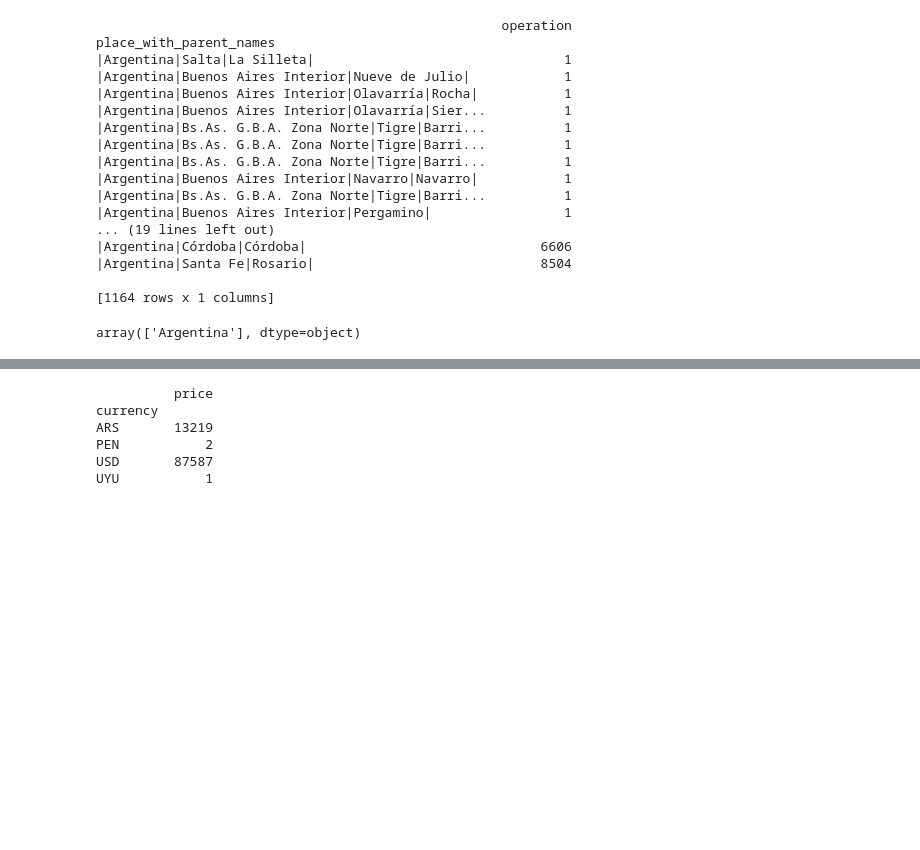
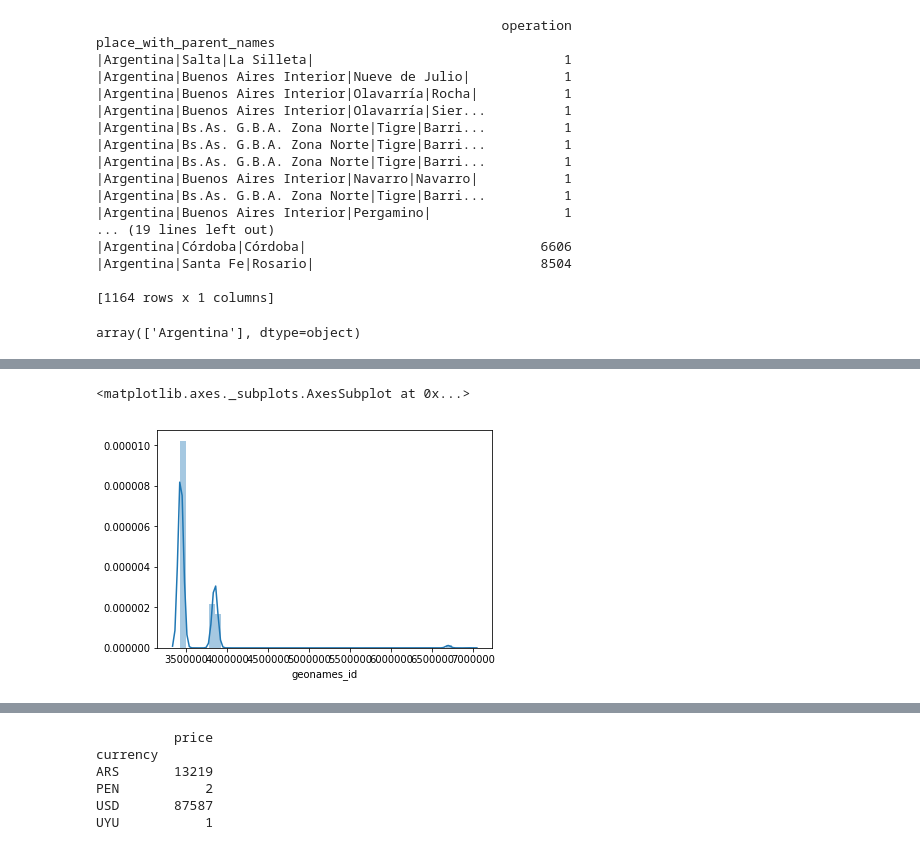
Before and after one commit to Villamaru/stunning-octo-waffle, a Jupyter notebook: 1-Pre_Analisis.ipynb, the cells around one changed output, grey strips where cells are left out. Cells and saved outputs as stored; diff of their text form; code cells hidden in the pictures; blank space fills up the shorter version.

```diff
--- a/1-Pre_Analisis.ipynb
+++ b/1-Pre_Analisis.ipynb
@@ -136,0 +145,5 @@ array(['Argentina'], dtype=object)
+# %%
+sns.distplot(properati.geonames_id.dropna())
+# %% [output]
+<matplotlib.axes._subplots.AxesSubplot at 0x...>
+[figure, added]
```
Also changed, not shown: parts of 16 cells of this notebook, 2 other files.
